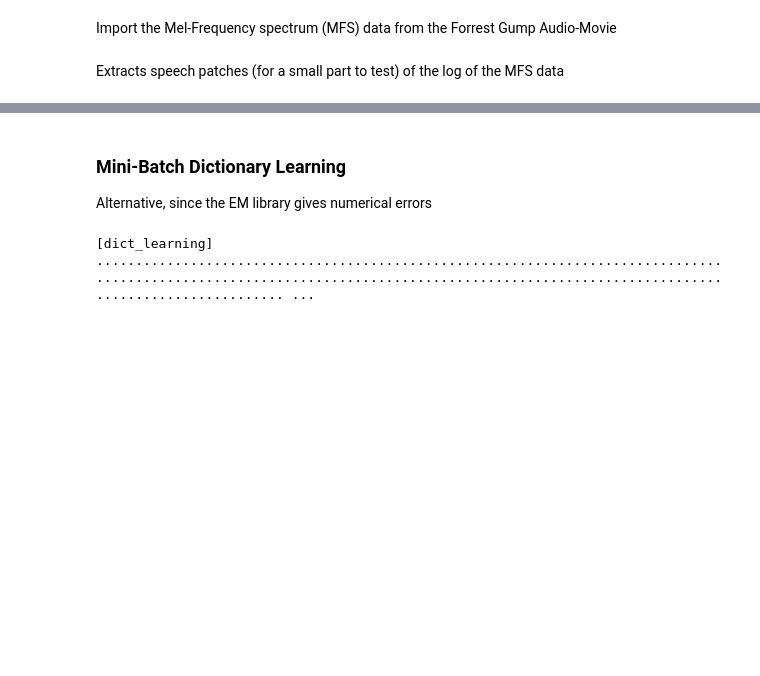
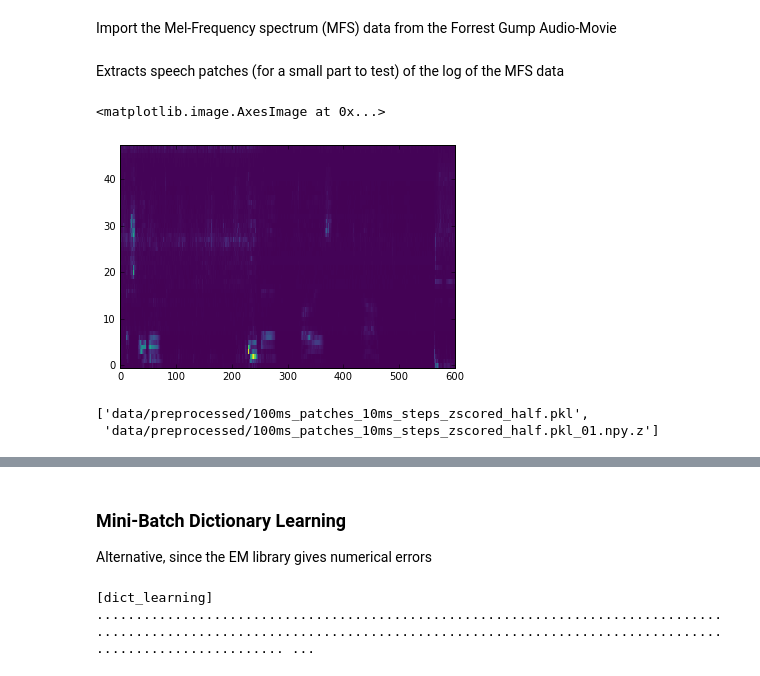
Before and after one commit to mjboos/auditoryBSC, a Jupyter notebook: AuditoryBSC.ipynb, the cells around one changed output, grey strips where cells are left out. Drawn from its saved outputs; the diff is of its cells as text; code cells hidden in the pictures; blank space fills up the shorter version.

```diff
--- a/AuditoryBSC.ipynb
+++ b/AuditoryBSC.ipynb
@@ -42,19 +40,32 @@ np.seterr(all='raise')
 # %% [markdown]
 Import the Mel-Frequency spectrum (MFS) data from the Forrest Gump Audio-Movie
 # %%
-lqmfs_list = glob.glob('data/*.mfs')
+lqmfs_list = glob.glob('data/evenfinergrained/*.mfs')
 feature_list = [np.genfromtxt(lqmfs_fn,delimiter=',') for lqmfs_fn in lqmfs_list]
 ft_freq = feature_list[0].shape[1]
 # %% [markdown]
 Extracts speech patches (for a small part to test) of the log of the MFS data
+# %%
+feature_list = feature_list[:3]
 # %%
-test_part = np.log(feature_list[0][:2500,:])
+test_part = np.concatenate([features for features in feature_list])
+#test_part = np.log(test_part)
 
-patchsize = (16,48)
+scaler = StandardScaler()
+test_part = scaler.fit_transform(test_part)
+#test_part -= np.min(test_part)-0.001
+#test_part = np.log(test_part)
+patchsize = (10,48)
 patches_flat = np.reshape(extract_patches_2d(test_part,patchsize),(test_part.shape[0] - patchsize[0] + 1,-1))
 
-#intercept = np.mean(patches_flat,axis=0)
-#patches_flat = patches_flat - intercept
+#patches_flat = scaler.fit_transform(patches_flat)
+
+#patches_flat = (patches_flat-np.mean(patches_flat))/np.std(patches_flat)
+# %%
+plt.imshow(test_part[100:700].T,origin='lower',aspect='auto',interpolation='nearest')
+# %% [output]
+<matplotlib.image.AxesImage at 0x...>
+[figure, added]
 # %%
 output_path = create_output_path()
 
@@ -72,6 +83,11 @@ data = {'y':patches_flat}
 
 
 out_fname = output_path + "/data.h5"
+# %%
+joblib.dump({'data':patches_flat,'patchsize':patchsize},'data/preprocessed/100ms_patches_10ms_steps_zscored_half.pkl',compress=3)
+# %% [output]
+['data/preprocessed/100ms_patches_10ms_steps_zscored_half.pkl',
+ 'data/preprocessed/100ms_patches_10ms_steps_zscored_half.pkl_01.npy.z']
 # %%
 
 
```
Also changed, not shown: parts of 17 cells of this notebook, 10 other files.
